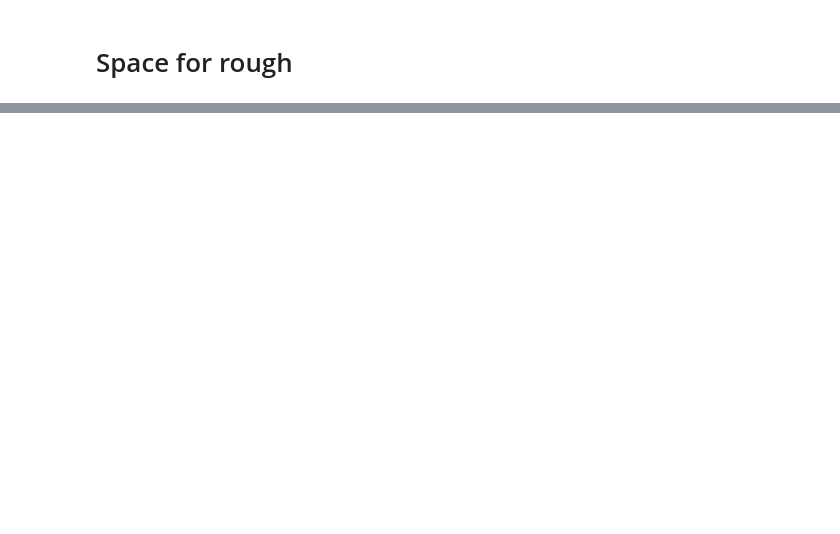
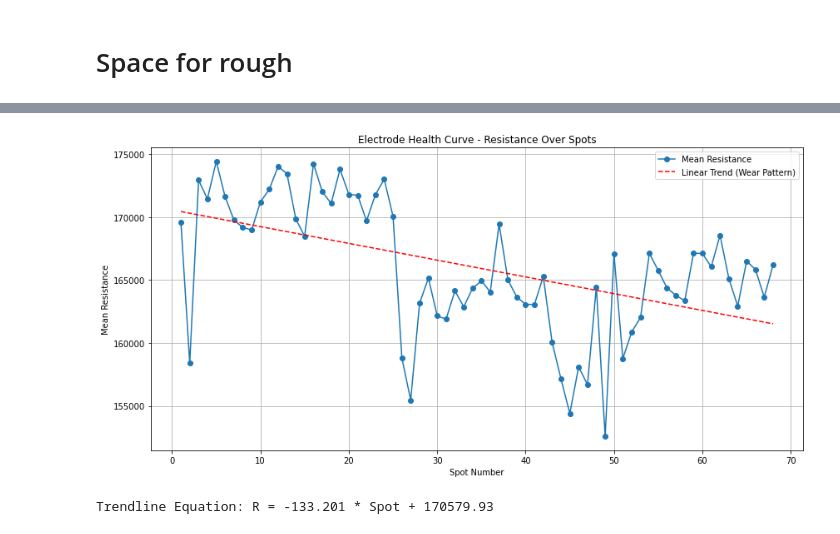
Before and after one commit to Protagonist-8/SpotProject, a Jupyter notebook: spot_eda.ipynb, the cells around one changed output, grey strips where cells are left out. Saved outputs shown, nothing was run; the diff lists cells and outputs as text; code cells hidden in the pictures; blank space fills up the shorter version.

```diff
--- a/spot_eda.ipynb
+++ b/spot_eda.ipynb
@@ -176,0 +276,31 @@ df.dro
+# %%
+import matplotlib.pyplot as plt
+import numpy as np
+
+def plot_electrode_health(df_resistance):
+    # Data
+    x = np.arange(1, len(df_resistance) + 1)
+    y = df_resistance['mean'].values
+
+    # Linear trendline
+    coeffs = np.polyfit(x, y, deg=1)
+    trendline = np.polyval(coeffs, x)
+
+    # Plot
+    plt.figure(figsize=(12, 6))
+    plt.plot(x, y, 'o-', label='Mean Resistance')
+    plt.plot(x, trendline, 'r--', label='Linear Trend (Wear Pattern)')
+    plt.title('Electrode Health Curve - Resistance Over Spots')
+    plt.xlabel('Spot Number')
+    plt.ylabel('Mean Resistance')
+    plt.legend()
+    plt.grid(True)
+    plt.tight_layout()
+    plt.show()
+
+    print(f"Trendline Equation: R = {coeffs[0]:.3f} * Spot + {coeffs[1]:.2f}")
+# %%
+plot_electrode_health(df_Resistance)
+# %% [output]
+[figure, added]
+Trendline Equation: R = -133.201 * Spot + 170579.93
```
Also changed, not shown: parts of 16 cells of this notebook.
